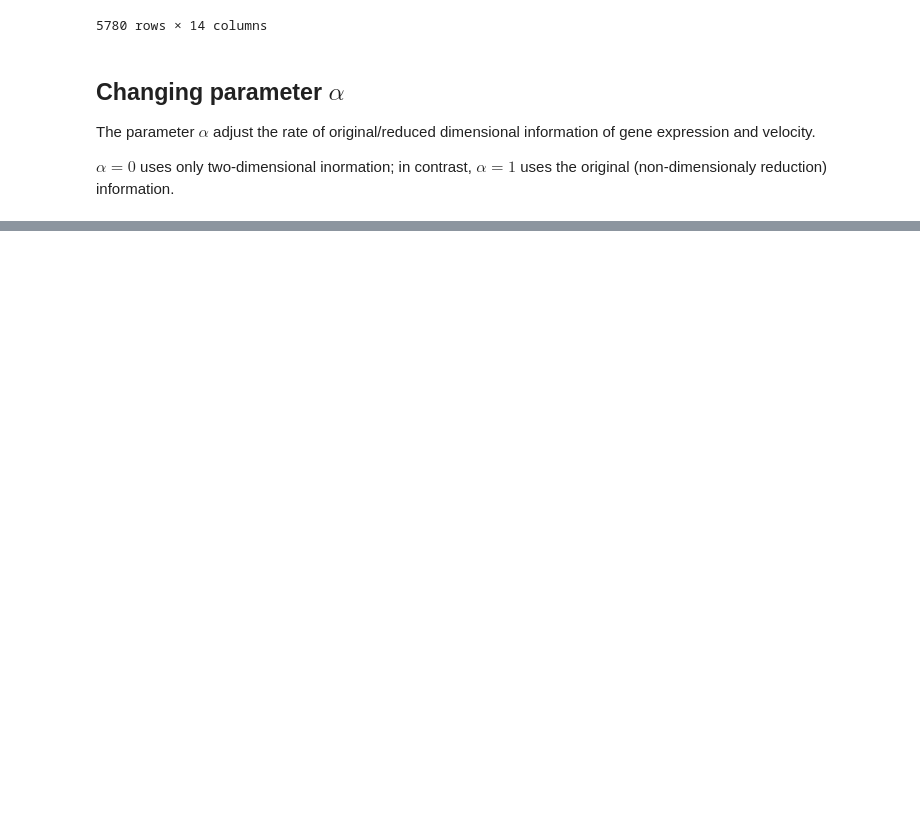
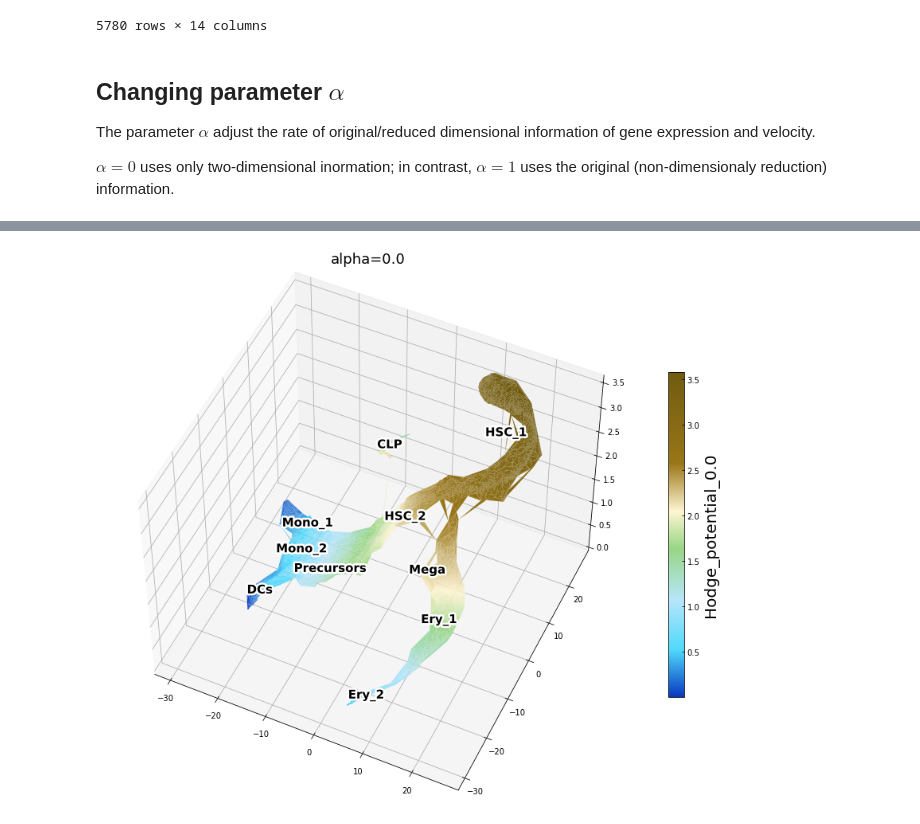
Before and after one commit to yusuke-imoto-lab/CellMap, a Jupyter notebook: tutorial/CellMap_tutorial_bonemarrow.ipynb, the cells around one changed output, grey strips where cells are left out. Saved outputs shown, nothing was run; the diff lists cells and outputs as text; code cells hidden in the pictures; blank space fills up the shorter version.

```diff
--- a/tutorial/CellMap_tutorial_bonemarrow.ipynb
+++ b/tutorial/CellMap_tutorial_bonemarrow.ipynb
@@ -140,3 +156,5 @@ for alpha in alpha_set:
 # %%
 for alpha in alpha_set:
-    cellmap.view_surface_3D(adata, basis='X_tsne', cluster_key ='clusters',potential_key='Hodge_potential_%0.1f' % alpha,elev=50,azim=65,title='alpha=%0.1f' % alpha)
+    cellmap.view_surface_3D(adata, basis='X_tsne', cluster_key ='clusters',potential_key='Hodge_potential_%0.1f' % alpha, elev=50, azim=-65,title='alpha=%0.1f' % alpha)
+# %% [output]
+[figure, added]
```
Also changed, not shown: parts of 11 cells of this notebook, 6 other files.
